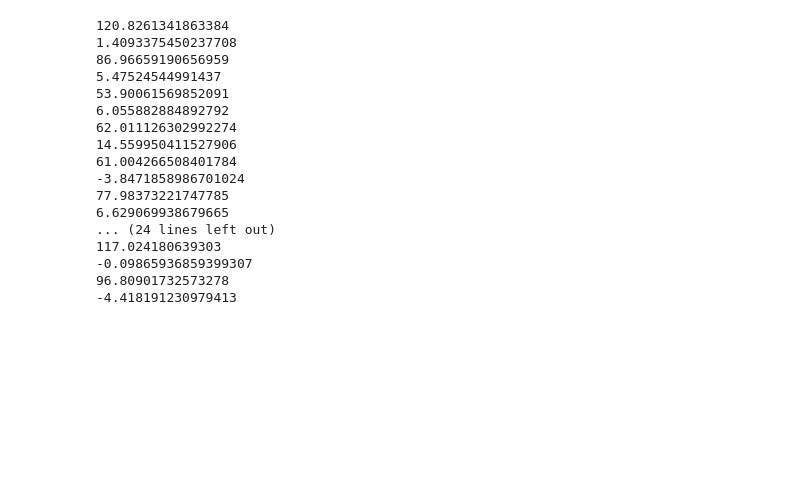
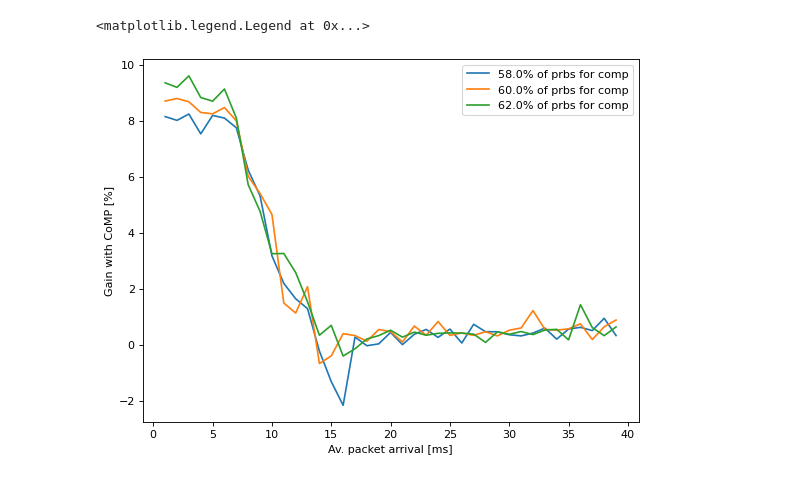
Before and after one commit to CarolineZoll/EDS, a Jupyter notebook: CoMP_RealData-Stoch.ipynb, the cells around one changed output. Drawn from its saved outputs; the diff is of its cells as text; code cells hidden in the pictures; blank space fills up the shorter version.

```diff
--- a/CoMP_RealData-Stoch.ipynb
+++ b/CoMP_RealData-Stoch.ipynb
@@ -128,23 +154,0 @@ plt.legend(loc='upper right')
-# %%
-for i in ue_all:
-    print(i.mR)
-    print(i.sinr)
-    #print(i.mR2)
-# %% [output]
-120.8261341863384
-1.4093375450237708
-86.96659190656959
-5.47524544991437
-53.90061569852091
-6.055882884892792
-62.011126302992274
-14.559950411527906
-61.004266508401784
--3.8471858986701024
-77.98373221747785
-6.629069938679665
-... (24 lines left out)
-117.024180639303
--0.09865936859399307
-96.80901732573278
--4.418191230979413
@@ -162,0 +250,12 @@ plt.ylabel('Gain with CoMP [%]')
+# %%
+from matplotlib.pyplot import figure
+figure(figsize=(8, 6), dpi=80)
+for i in prb:
+    plt.plot(ran,l_saver[i],label=str(i*100/max_prb)+'% of prbs for comp')
+#plt.axvline(x=ran[14], color='red', label='full load of the cell')
+plt.xlabel('Av. packet arrival [ms]')
+plt.ylabel('Gain with CoMP [%]')
+plt.legend(loc='upper right')
+# %% [output]
+<matplotlib.legend.Legend at 0x...>
+[figure, added]
```
Also changed, not shown: parts of 13 cells of this notebook, 3 other files.
